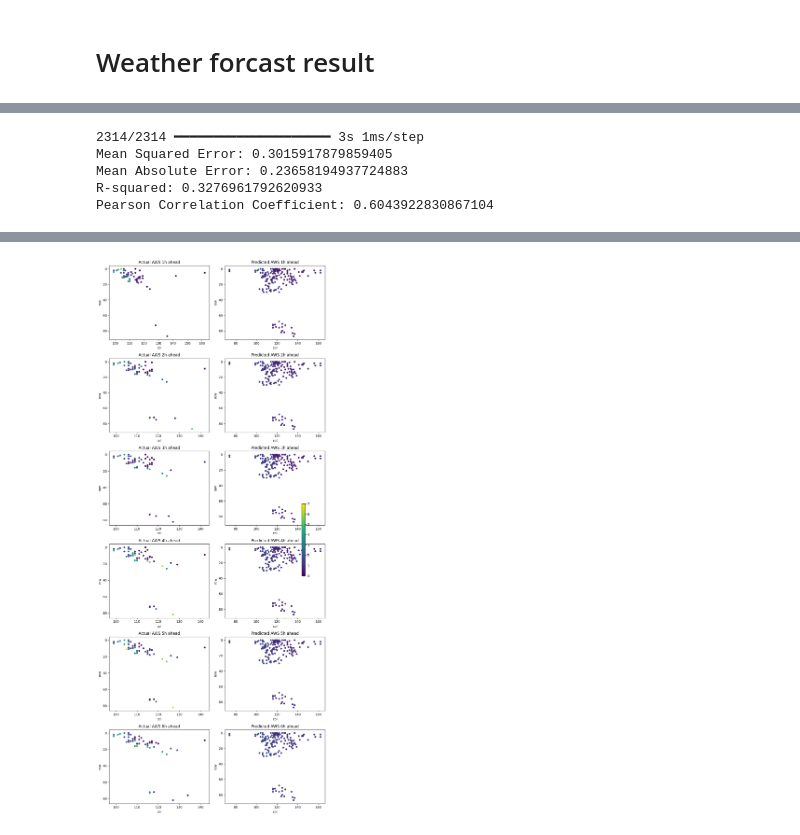
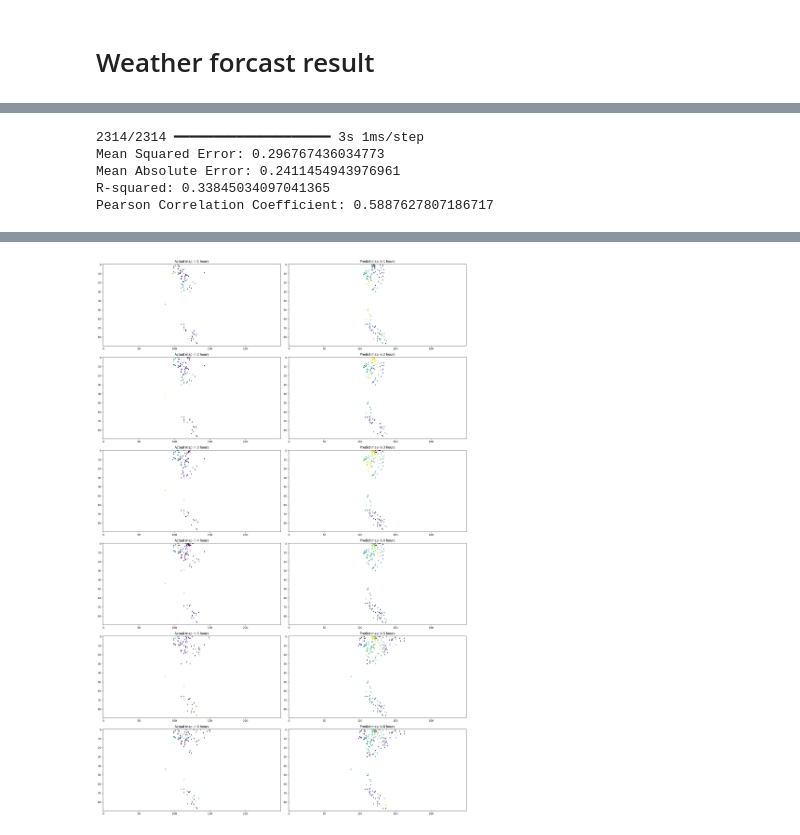
Before and after one commit to khanhtran0111/Rain-prediction, a Jupyter notebook: Final_AI2.ipynb, the cells around one changed output, grey strips where cells are left out. Cells and saved outputs as stored; diff of their text form; code cells hidden in the pictures.

```diff
--- a/Final_AI2.ipynb
+++ b/Final_AI2.ipynb
@@ -556,0 +558,2 @@ best_model = ensemble
+# %%
+best_model = tensorflow.keras.models.load_model('best_lstm_model_final.h5', custom_objects={'mse': tensorflow.keras.losses.MeanSquaredError})
@@ -559,15 +564,15 @@ y_pred = best_model.predict(X_test)
 model_eval(y_test, y_pred)
 # %% [output]
 2314/2314 ━━━━━━━━━━━━━━━━━━━━ 3s 1ms/step
-Mean Squared Error: 0.3015917879859405
-Mean Absolute Error: 0.23658194937724883
-R-squared: 0.3276961792620933
-Pearson Correlation Coefficient: 0.6043922830867104
+Mean Squared Error: 0.296767436034773
+Mean Absolute Error: 0.2411454943976961
+R-squared: 0.33845034097041365
+Pearson Correlation Coefficient: 0.5887627807186717
 # %%
 from datetime import timedelta
 
 
-test_day   = pd.to_datetime('2020-10-29 9:00')
+test_day   = pd.to_datetime('2020-10-29 15:00')
 prev_times = [test_day - timedelta(hours=i) for i in range(window_size, 0, -1)]
 
 
@@ -575,9 +580,11 @@ coord_cols = ['row', 'col']
 df2020     = df[df['datetime'].dt.year == 2020].copy()
 grid       = df2020[coord_cols].drop_duplicates().reset_index(drop=True)
 nP         = len(grid)
-pred_map = np.full((horizon, nP), np.nan)
-act_map  = np.full((horizon, nP), np.nan)
+# pred_map = np.full((horizon, nP), np.nan)
+# act_map  = np.full((horizon, nP), np.nan)
 
+pred_map = np.full((horizon, 90, 250), np.nan)
+act_map  = np.full((horizon, 90, 250), np.nan)
 for idx, pt in grid.iterrows():
     cond   = (df2020['row']==pt['row']) & (df2020['col']==pt['col'])
     df_loc = df2020[cond].sort_values('datetime').reset_index(drop=True)
@@ -587,7 +594,7 @@ for idx, pt in grid.iterrows():
 
     Xd    = df_win[features].values.reshape(1, window_size, len(features))
     y_l   = best_model.predict(Xd).flatten()
-    pred_map[:, idx] = y_l
+    pred_map[:, pt['row'], pt['col']] = y_l
 
     df_act = df_loc[
         (df_loc['datetime'] >= test_day) &
@@ -595,36 +602,26 @@ for idx, pt in grid.iterrows():
     ].sort_values('datetime')
     if len(df_act) != horizon:
         continue
-    act_map[:, idx] = df_act[target].values
+    # act_map[:, idx] = df_act[target].values
+    act_map[:, pt['row'], pt['col']] = df_act[target].values
 
 print(f"Built maps for {nP} points.")
 
 vmin = np.nanmin(act_map)
 vmax = np.nanmax(act_map)
 
-pred_map[pred_map <= 0.1 ] = np.nan
-act_map[act_map == 0 ] = np.nan
+pred_map[pred_map <= 0.01 ] = np.nan
+act_map[act_map <= 0.01 ] = np.nan
 
-fig, axes = plt.subplots(nrows=horizon, ncols=2, figsize=(10, 4*horizon))
-for h in range(horizon):
-    ax1, ax2 = axes[h]
-    sc1 = ax1.scatter(
-        grid['col'], grid['row'], c=act_map[h],
-        s=20, vmin=vmin, vmax=vmax
-    )
-    ax1.set_title(f'Actual AWS {h+1}h ahead')
-    ax1.invert_yaxis()
-    ax1.set_xlabel('col'); ax1.set_ylabel('row')
+fig, axes = plt.subplots(horizon, 2, figsize=(20, 5 * horizon))
+for i in range(0, horizon):
+        axes[i, 0].imshow(act_map[i], cmap='viridis', aspect='auto')
+        axes[i, 0].set_title(f'Actual map in {i+1} hours')
 
-    sc2 = ax2.scatter(
-        grid['col'], grid['row'], c=pred_map[h],
-        s=20, vmin=vmin, vmax=vmax
-    )
-    ax2.set_title(f'Predicted AWS {h+1}h ahead')
-    ax2.invert_yaxis()
-    ax2.set_xlabel('col'); ax2.set_ylabel('row')
+        axes[i, 1].imshow(pred_map[i], cmap='viridis', aspect='auto')
+        axes[i, 1].set_title(f'Predict map in {i+1} hours')
 
-fig.colorbar(sc1, ax=axes, orientation='vertical', fraction=0.02)
+
 plt.tight_layout()
 plt.show()
 # %% [output]
@@ -647,2 +644,2 @@ plt.show()
 Built maps for 331 points.
-[figure, old version]
+[figure, new version]
```
Also changed, not shown: parts of 4 cells of this notebook.
